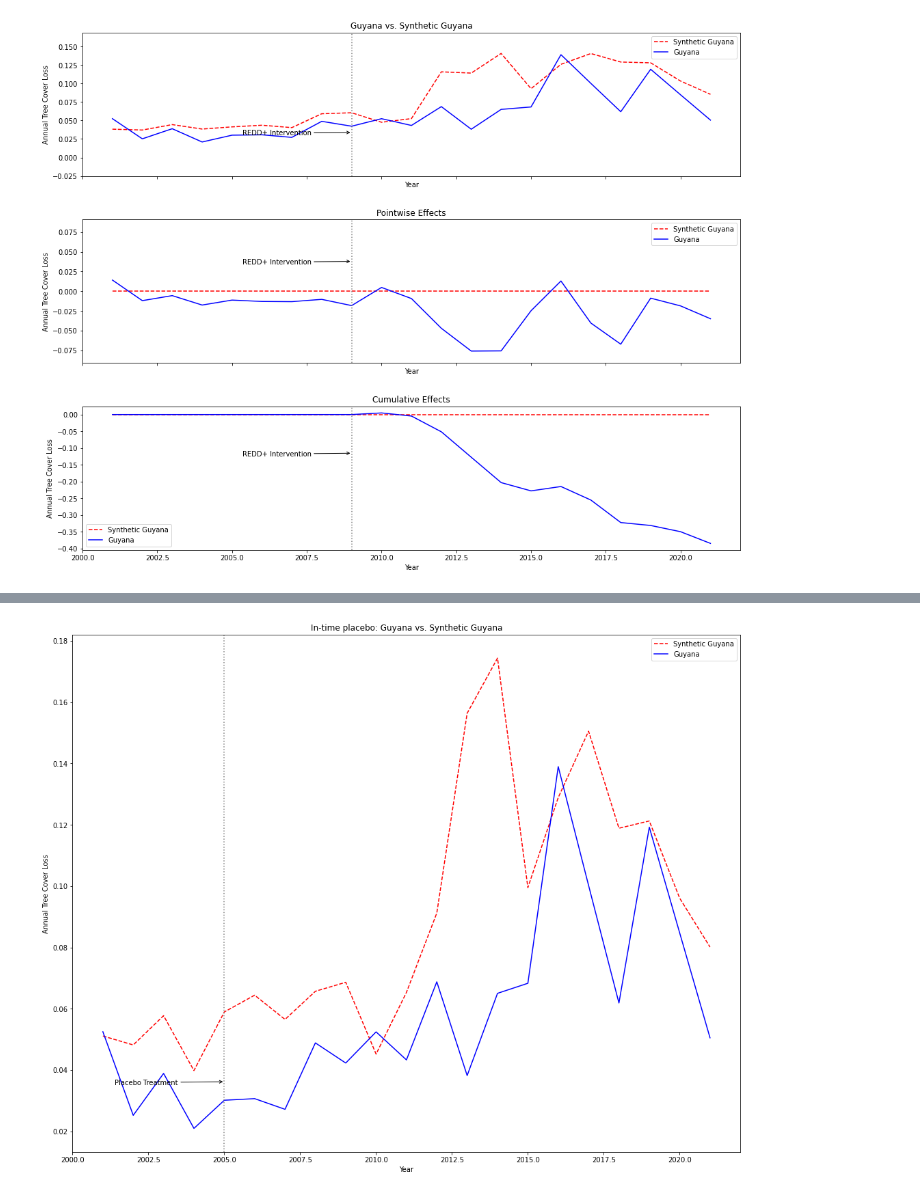
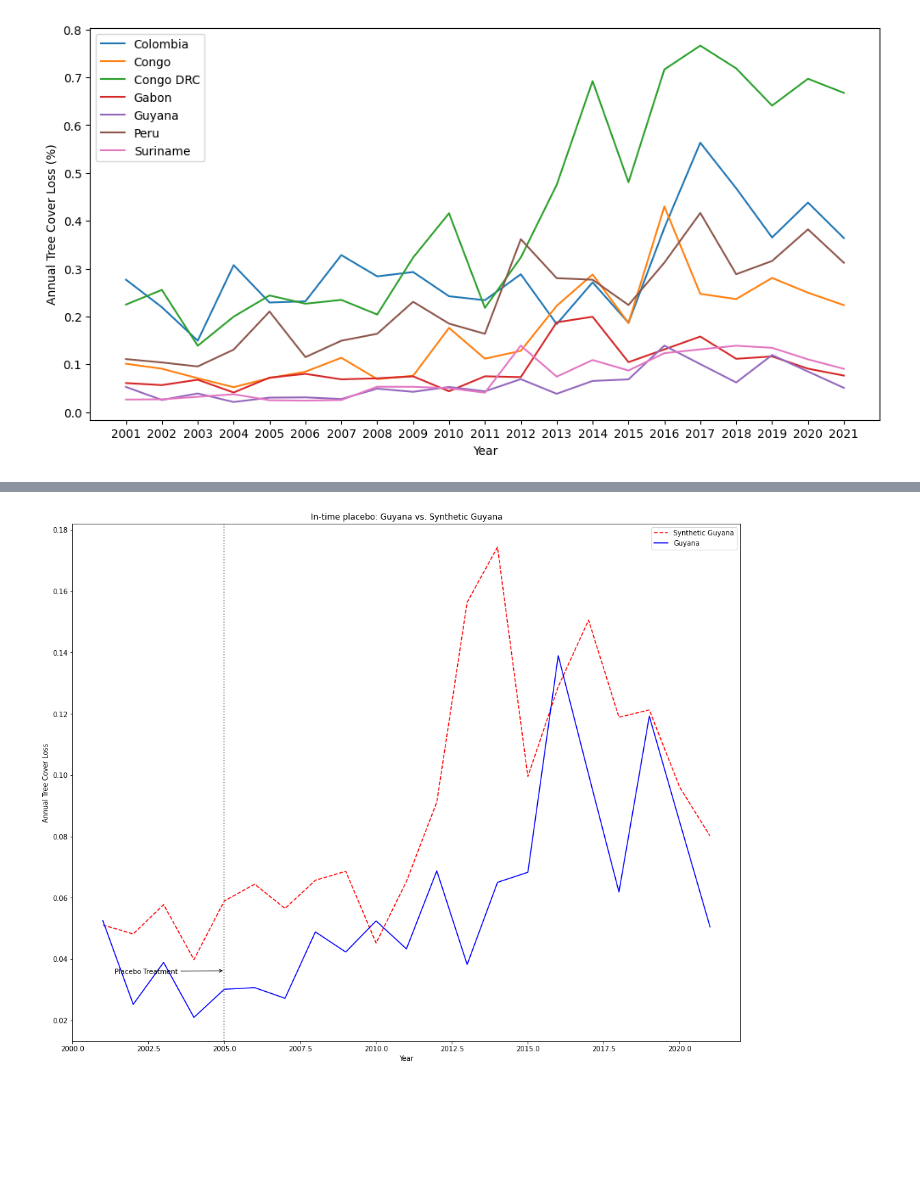
Before and after one commit to ogulati1999/jurisdictional-interventions, a Jupyter notebook: notebooks/covariate_integration.ipynb, the cells around one changed output, grey strips where cells are left out. Saved outputs shown, nothing was run; the diff lists cells and outputs as text; code cells hidden in the pictures; blank space fills up the shorter version.

Commit message:
addition of covariates previously missing in main

```diff
--- a/notebooks/covariate_integration.ipynb
+++ b/notebooks/covariate_integration.ipynb
@@ -13,6 +0,0 @@ Image.MAX_IMAGE_PIXELS = None
-# %%
-main = pd.read_csv('../data/main_unit.csv')
-
-fig, ax = plt.subplots()
-for key, grp in main.groupby(['Country']):
-    ax = grp.plot(ax=ax, kind='line', x='Year', y='Annual Tree Cover Loss', label=key, figsize=(15,5), xticks = [2000 + x for x in range(1,22)])
@@ -116,5 +0,0 @@ sc.plot(["original", "pointwise", "cumulative"], treated_label="Guyana",
-# %%
-sc.plot(["original", "pointwise", "cumulative"], treated_label="Guyana",
-            synth_label="Synthetic Guyana", treatment_label="REDD+ Intervention")
-# %% [output]
-[figure, removed]
@@ -120,0 +10,9 @@ sc.plot(["original", "pointwise", "cumulative"], treated_label="Guyana",
+# %%
+main = pd.read_csv('../data/main_cover.csv')
+# %%
+fig, ax = plt.subplots()
+ax.set_ylabel('Annual Tree Cover Loss (%)')
+for key, grp in main.groupby(['Country']):
+    ax = grp.plot(ax=ax, kind='line', x='Year', y='Annual Tree Cover Loss', label=key, figsize=(12,6), xticks = [2000 + x for x in range(1,22)])
+# %% [output]
+[figure, added]
```
Also changed, not shown: parts of 96 cells of this notebook, 8 other files.
